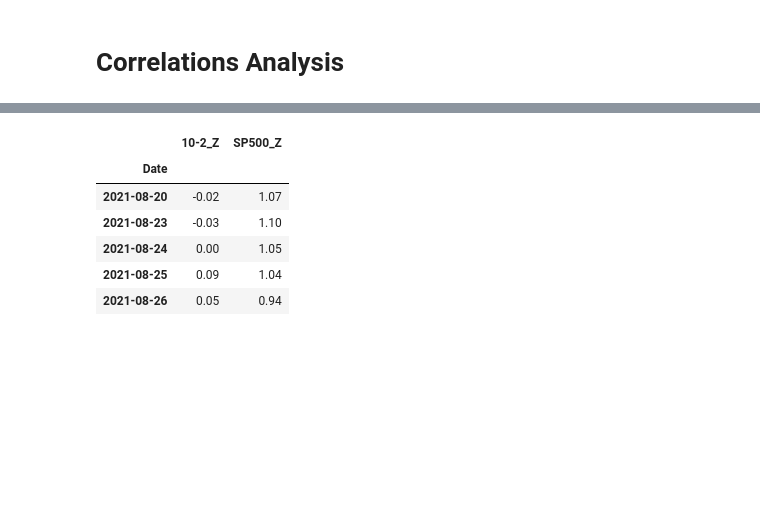
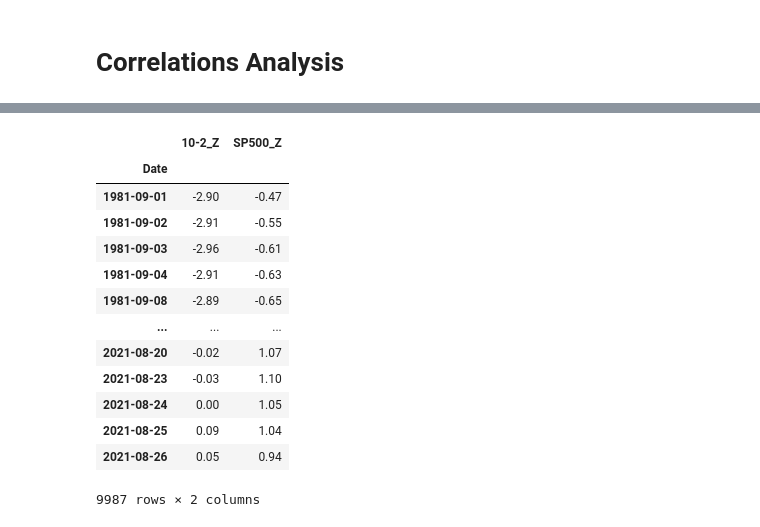
Before and after one commit to obsessedquant/GeoLocation-Vs-Covid-Analysis-and-Visualization, a Jupyter notebook: sam/Correlations_Analysis.ipynb, the cells around one changed output, grey strips where cells are left out. Drawn from its saved outputs; the diff is of its cells as text; code cells hidden in the pictures; blank space fills up the shorter version.

```diff
--- a/sam/Correlations_Analysis.ipynb
+++ b/sam/Correlations_Analysis.ipynb
@@ -16,15 +11,20 @@ from scipy.stats import linregress
 # %%
-df = pd.read_csv('Output/correlations.csv')
+df = pd.read_csv('Output/correlations.csv') # obtain the latest file from the running the Economic Indicators notebook
 df.set_index('Date', inplace=True)
-# start_date = pd.to_datetime('2010-01-01')
 df.index = pd.to_datetime(df.index)
-# df = df[start_date:]
-df.tail()
+df
 # %% [output]
 |  | 10-2_Z | SP500_Z |
 | Date |  |  |
+| 1981-09-01 | -2.90 | -0.47 |
+| 1981-09-02 | -2.91 | -0.55 |
+| 1981-09-03 | -2.96 | -0.61 |
+| 1981-09-04 | -2.91 | -0.63 |
+| 1981-09-08 | -2.89 | -0.65 |
+| ... | ... | ... |
 | 2021-08-20 | -0.02 | 1.07 |
 | 2021-08-23 | -0.03 | 1.10 |
 | 2021-08-24 | 0.00 | 1.05 |
 | 2021-08-25 | 0.09 | 1.04 |
 | 2021-08-26 | 0.05 | 0.94 |
+9987 rows × 2 columns
```
Also changed, not shown: parts of 25 cells of this notebook, 10 other files.
